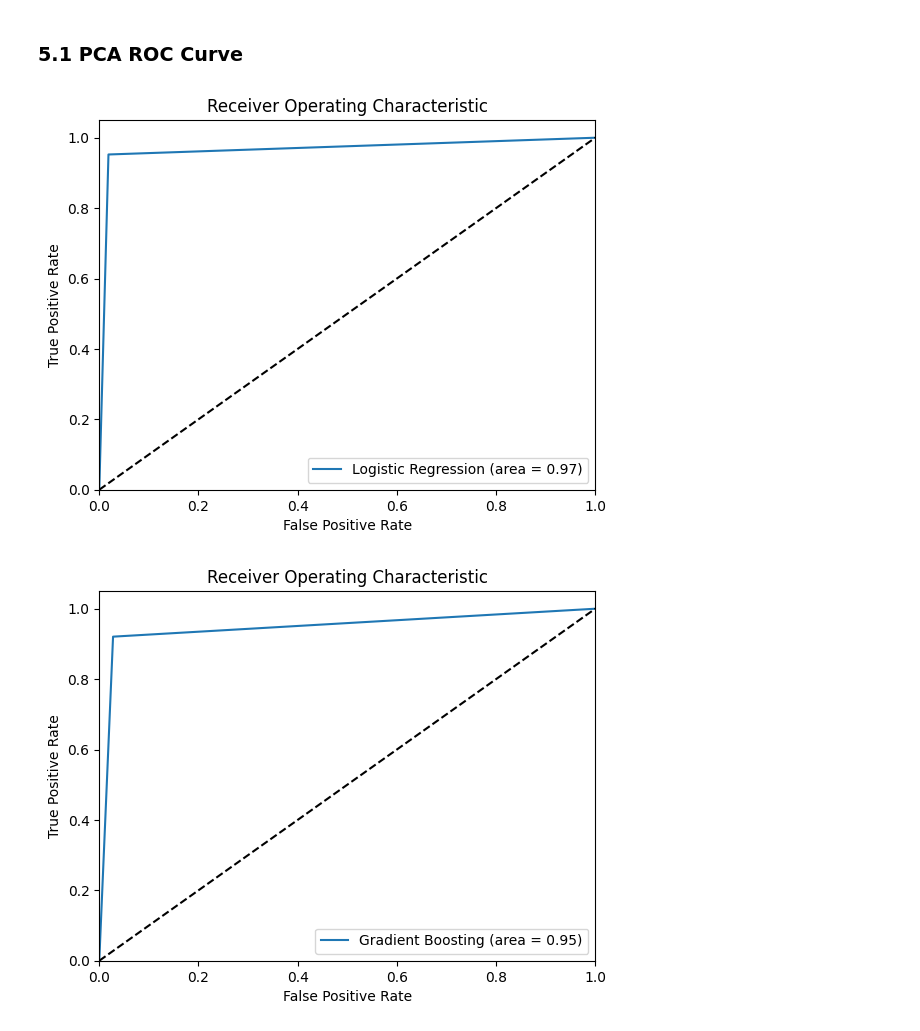
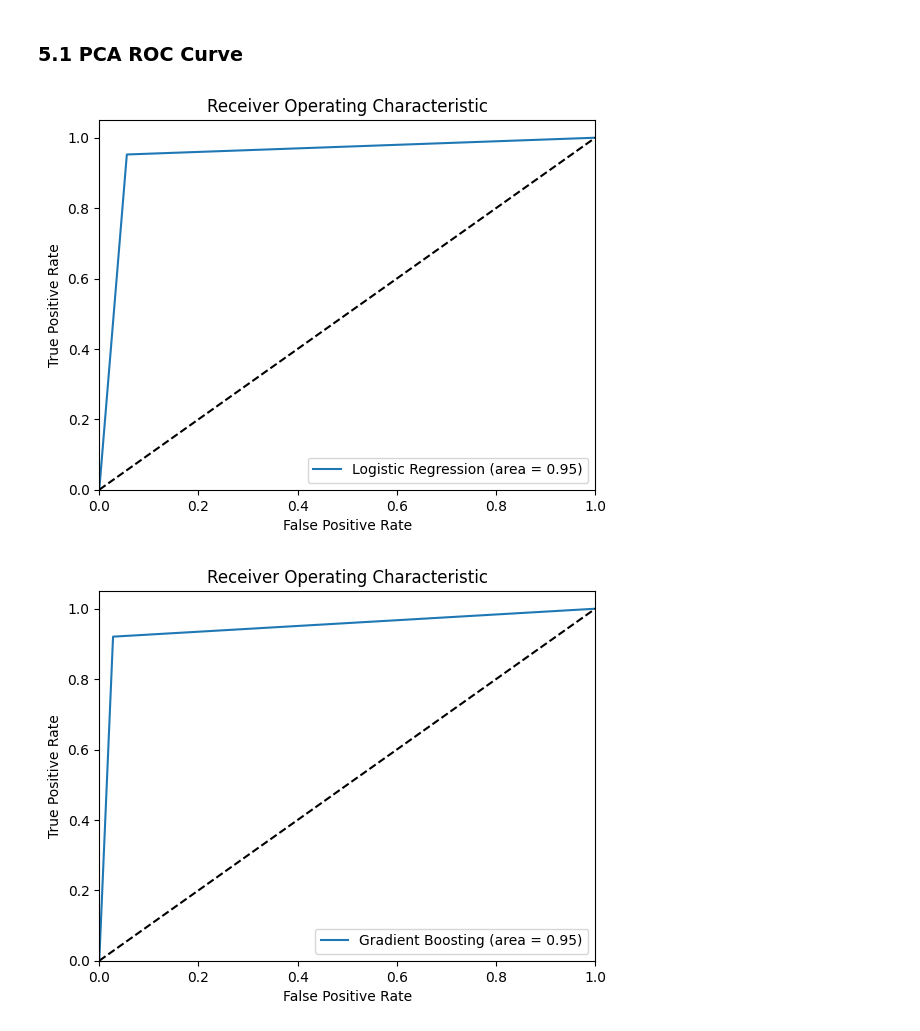
Before and after one commit to devanshis12/mlcb-bc-detection, a Jupyter notebook: bc_model.ipynb, the cells around one changed output. Saved outputs shown, nothing was run; the diff lists cells and outputs as text; code cells hidden in the pictures.

Commit message:
added shap, pca, and stratified k fold

```diff
--- a/bc_model.ipynb
+++ b/bc_model.ipynb
@@ -61,9 +63,9 @@ X_train, X_test, y_train, y_test = train_test_split(X, y, test_size=0.3, random_
 X_train, X_val, y_train, y_val = train_test_split(X_train, y_train, test_size=0.2, random_state=42)
 
 # standardize the data
-# scaler = StandardScaler()
-# X_train = scaler.fit_transform(X_train)
-# X_test = scaler.transform(X_test)
+scaler = StandardScaler()
+X_train = scaler.fit_transform(X_train)
+X_test = scaler.transform(X_test)
 # %% [markdown]
 ### 2.2 using only mean data
 # %%
@@ -743,0 +1231,30 @@ SVC ROC AUC Score:  0.9384920634920634
+# %%
+skf = StratifiedKFold(n_splits=5, shuffle=True, random_state=42)
+
+accuracies = []
+aucs = []
+
+for train_index, test_index in skf.split(X, y):
+    X_train_fold, X_test_fold = X.iloc[train_index], X.iloc[test_index]
+    y_train_fold, y_test_fold = y.iloc[train_index], y.iloc[test_index]
+
+    pipeline = Pipeline([
+        ('scaler', StandardScaler()),
+        ('svc', SVC(kernel='linear', random_state=42))
+    ])
+
+    pipeline.fit(X_train_fold, y_train_fold)
+    y_pred = pipeline.predict(X_test_fold)
+
+    acc = accuracy_score(y_test_fold, y_pred)
+    auc_score = roc_auc_score(y_test_fold, y_pred)
+
+    accuracies.append(acc)
+    aucs.append(auc_score)
+
+    print("SVC Fold Accuracy:", acc)
+    print("SVC Fold AUC:", auc_score)
+    print(classification_report(y_test_fold, y_pred))
+
+print("\nSVC Average Accuracy:", np.mean(accuracies))
+print("SVC Average AUC:", np.mean(aucs))
@@ -761,8 +1296,8 @@ def plot_roc_curve(y_test, y_pred, model_name):
     plt.show()
 # %%
 # Logistic Regression
-plot_roc_curve(y_test, y_pred, 'Logistic Regression')
+plot_roc_curve(y_test, y_pred_lr, 'Logistic Regression')
 # %% [output]
-[figure, old version]
+[figure, new version]
 # %%
 # Gradient Boosting
```
Also changed, not shown: parts of 57 cells of this notebook.
